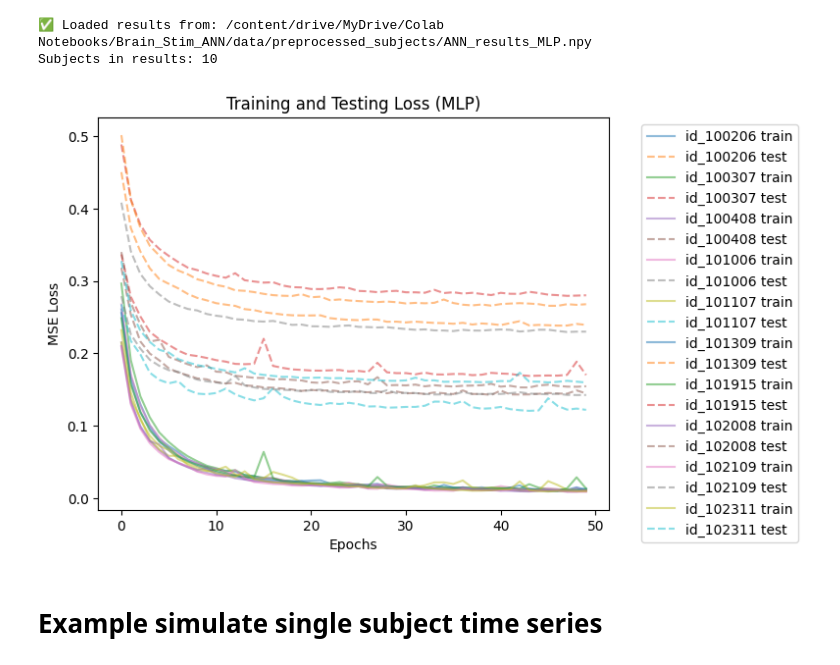
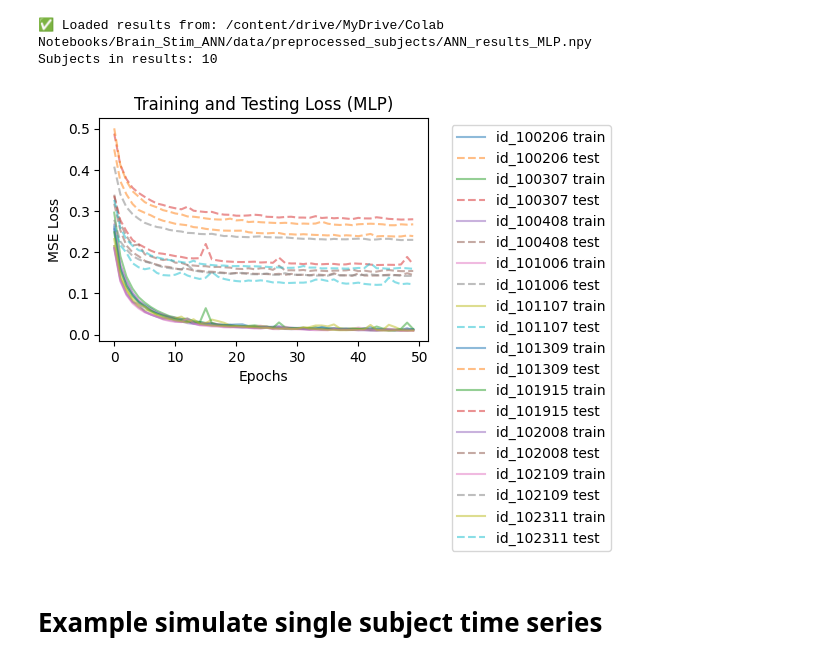
Before and after one commit to grabuffo/BrainStim_ANN_fMRI_HCP, a Jupyter notebook: notebooks/Fit_HCP_data.ipynb, the cells around one changed output. Drawn from its saved outputs; the diff is of its cells as text; code cells hidden in the pictures.

```diff
--- a/notebooks/Fit_HCP_data.ipynb
+++ b/notebooks/Fit_HCP_data.ipynb
@@ -221,21 +221,21 @@ Subjects in results: 10
 # %%
 # --- Visualize learning curves ---
 
 #results = np.load(results_path, allow_pickle=True).item()
 
-plt.figure(figsize=(8,5))
+plt.figure(figsize=(6,4))
 for sid, vals in results.items():
     plt.plot(vals["train_loss"], label=f"{sid} train", alpha=0.5)
     plt.plot(vals["test_loss"], label=f"{sid} test", linestyle="--", alpha=0.5)
 
 plt.title(f"Training and Testing Loss ({method})")
 plt.xlabel("Epochs")
 plt.ylabel("MSE Loss")
 plt.legend(bbox_to_anchor=(1.05, 1), loc="upper left")
 plt.tight_layout()
 plt.show()
 # %% [output]
-[figure, old version]
+[figure, new version]
 # %% [markdown]
 # Example simulate single subject time series
 # %%
```
Also changed, not shown: parts of 13 cells of this notebook.
